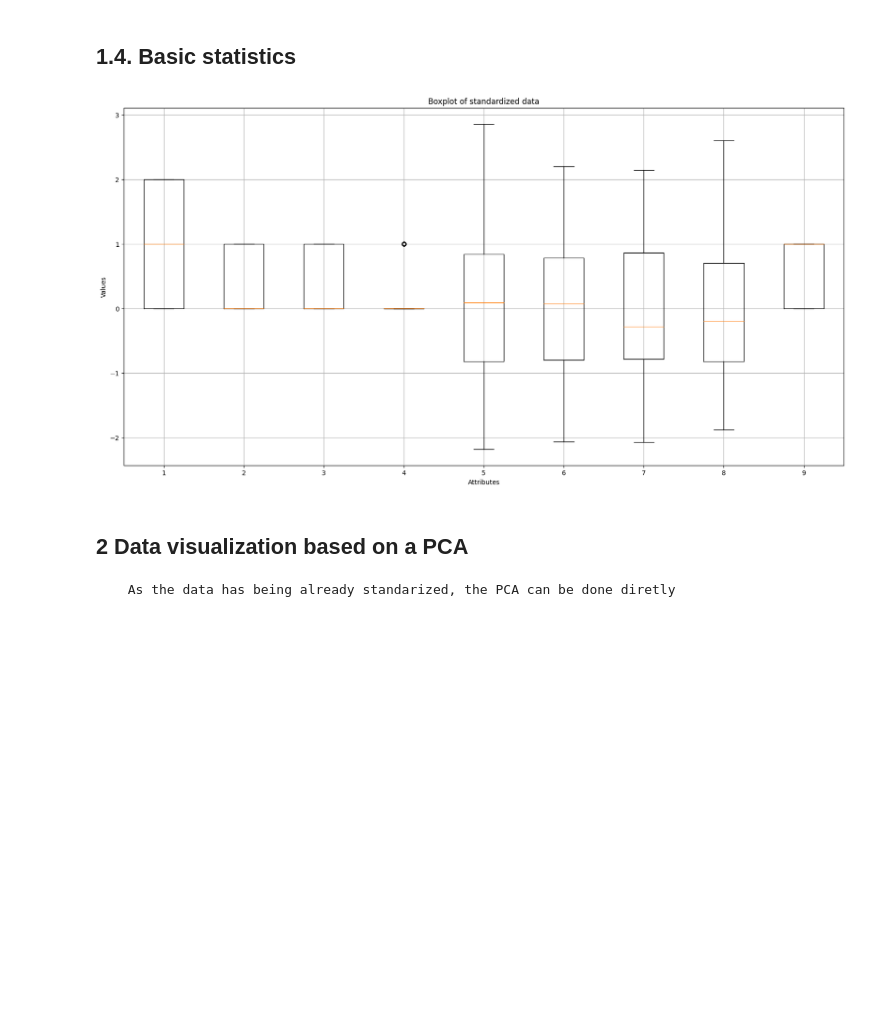
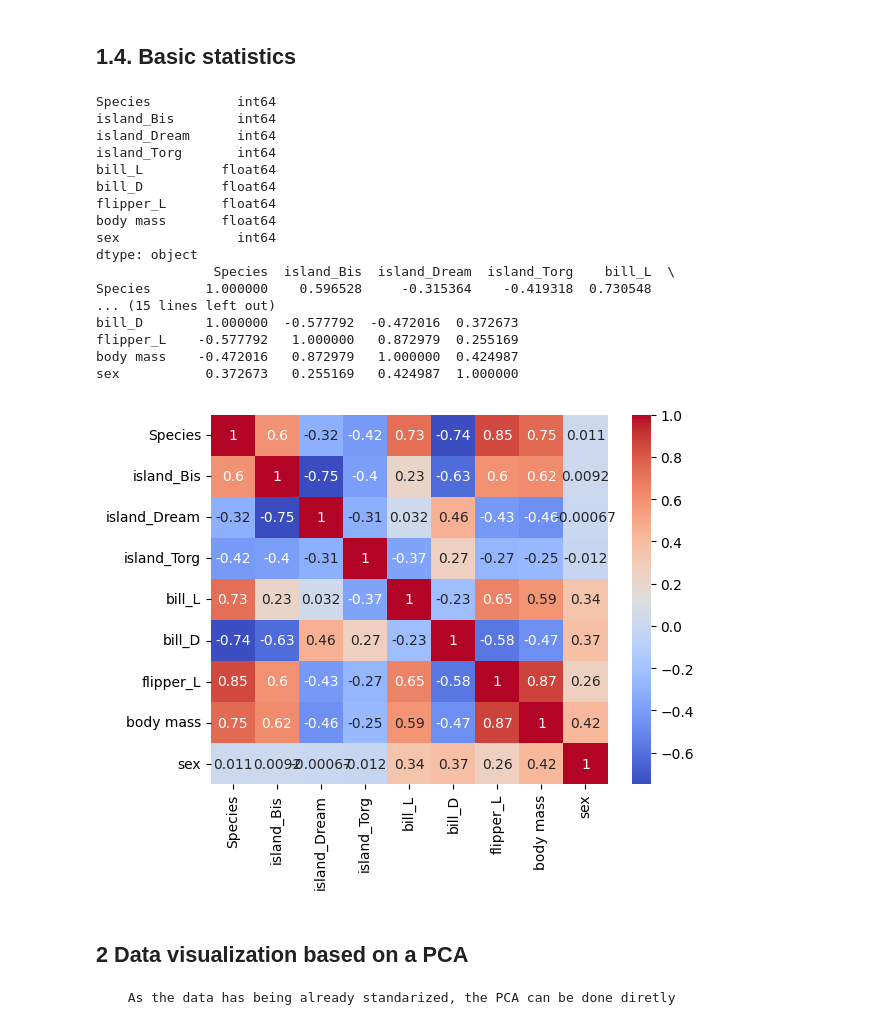
Before and after one commit to Brizzum/ML-reports, a Jupyter notebook: R1.ipynb, the cells around one changed output. Cells and saved outputs as stored; diff of their text form; code cells hidden in the pictures; blank space fills up the shorter version.

```diff
--- a/R1.ipynb
+++ b/R1.ipynb
@@ -385,18 +387,39 @@ penguins
 333 rows × 9 columns
 # %% [markdown]
 ## 1.4. Basic statistics
-# %%
-## Do a box plot of the data
-
-plt.figure(figsize=(20,10))
-plt.grid()
-plt.boxplot(X)
-plt.title('Boxplot of standardized data')
-plt.xlabel('Attributes')
-plt.ylabel('Values')
-plt.show()
-# %% [output]
-[figure, removed]
+# %%
+## Do a box plot of the data
+for column in penguins.columns:
+    penguins[column] = pd.to_numeric(penguins[column], errors='coerce')
+
+print(penguins.dtypes)
+corr_matrix_2 = penguins.corr()
+print(corr_matrix_2)
+
+# Create the heatmap using the `heatmap` function of Seaborn
+sns.heatmap(corr_matrix_2, cmap='coolwarm', annot=True)
+
+# Display the heatmap using the `show` method of the `pyplot` module from matplotlib.
+plt.show()
+# %% [output]
+Species           int64
+island_Bis        int64
+island_Dream      int64
+island_Torg       int64
+bill_L          float64
+bill_D          float64
+flipper_L       float64
+body mass       float64
+sex               int64
+dtype: object
+               Species  island_Bis  island_Dream  island_Torg    bill_L  \
+Species       1.000000    0.596528     -0.315364    -0.419318  0.730548
+... (15 lines left out)
+bill_D        1.000000  -0.577792  -0.472016  0.372673
+flipper_L    -0.577792   1.000000   0.872979  0.255169
+body mass    -0.472016   0.872979   1.000000  0.424987
+sex           0.372673   0.255169   0.424987  1.000000
+[figure, added]
 # %% [markdown]
 ## 2 Data visualization based on a PCA
 
```
Also changed, not shown: parts of 1 cell of this notebook.
